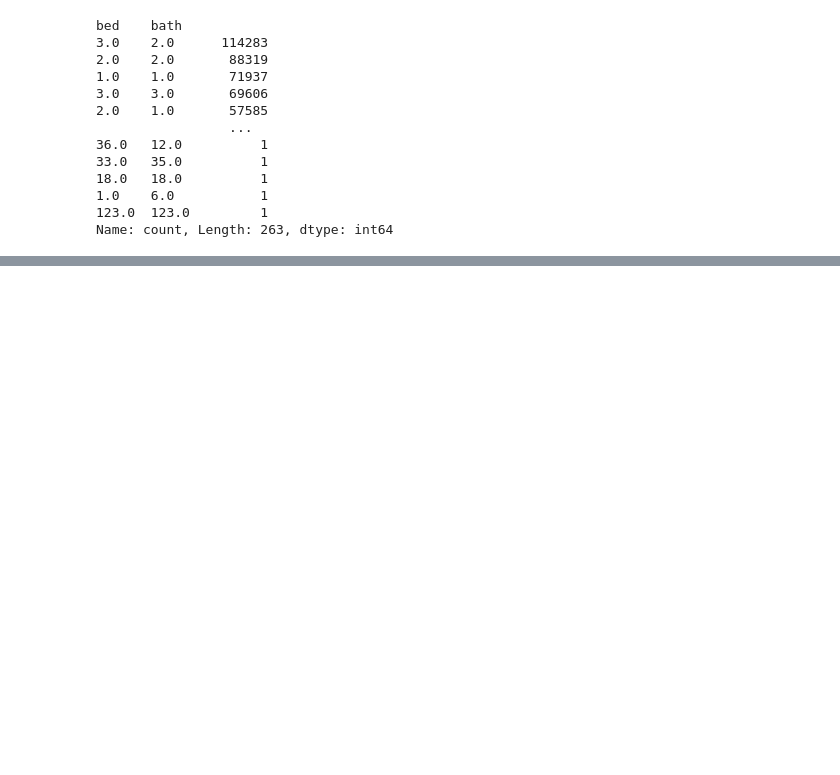
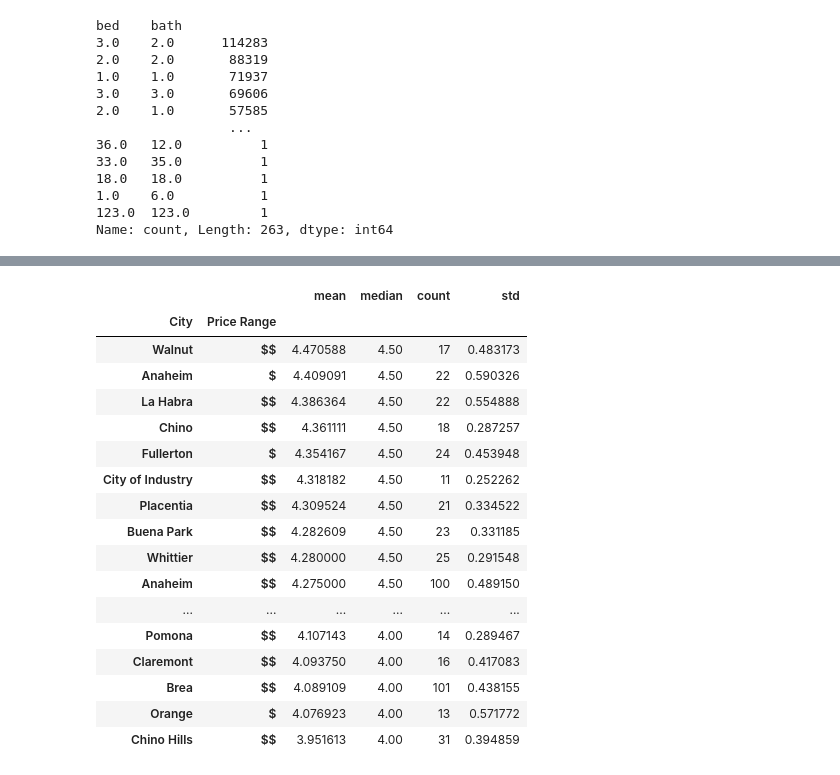
Before and after one commit to Faliell/Pandas_Classes, a Jupyter notebook: aula13-Groupby.ipynb, the cells around one changed output, grey strips where cells are left out. Saved outputs shown, nothing was run; the diff lists cells and outputs as text; code cells hidden in the pictures; blank space fills up the shorter version.

Commit message:
groupby

```diff
--- a/aula13-Groupby.ipynb
+++ b/aula13-Groupby.ipynb
@@ -222,0 +238,23 @@ Name: count, Length: 263, dtype: int64
+# %%
+result = restaurants.groupby(["City", "Price Range"])["Rating"].agg(["mean", "median", "count", "std"]).sort_values("mean", ascending=False)
+# %%
+result[result["count"] >= 10]
+# %% [output]
+|  |  | mean | median | count | std |
+| City | Price Range |  |  |  |  |
+| Walnut | $$ | 4.470588 | 4.50 | 17 | 0.483173 |
+| Anaheim | $ | 4.409091 | 4.50 | 22 | 0.590326 |
+| La Habra | $$ | 4.386364 | 4.50 | 22 | 0.554888 |
+| Chino | $$ | 4.361111 | 4.50 | 18 | 0.287257 |
+| Fullerton | $ | 4.354167 | 4.50 | 24 | 0.453948 |
+| City of Industry | $$ | 4.318182 | 4.50 | 11 | 0.252262 |
+| Placentia | $$ | 4.309524 | 4.50 | 21 | 0.334522 |
+| Buena Park | $$ | 4.282609 | 4.50 | 23 | 0.331185 |
+| Whittier | $$ | 4.280000 | 4.50 | 25 | 0.291548 |
+| Anaheim | $$ | 4.275000 | 4.50 | 100 | 0.489150 |
+| ... | ... | ... | ... | ... | ... |
+| Pomona | $$ | 4.107143 | 4.00 | 14 | 0.289467 |
+| Claremont | $$ | 4.093750 | 4.00 | 16 | 0.417083 |
+| Brea | $$ | 4.089109 | 4.00 | 101 | 0.438155 |
+| Orange | $ | 4.076923 | 4.00 | 13 | 0.571772 |
+| Chino Hills | $$ | 3.951613 | 4.00 | 31 | 0.394859 |
```
Also changed, not shown: parts of 5 cells of this notebook, 2 other files.
